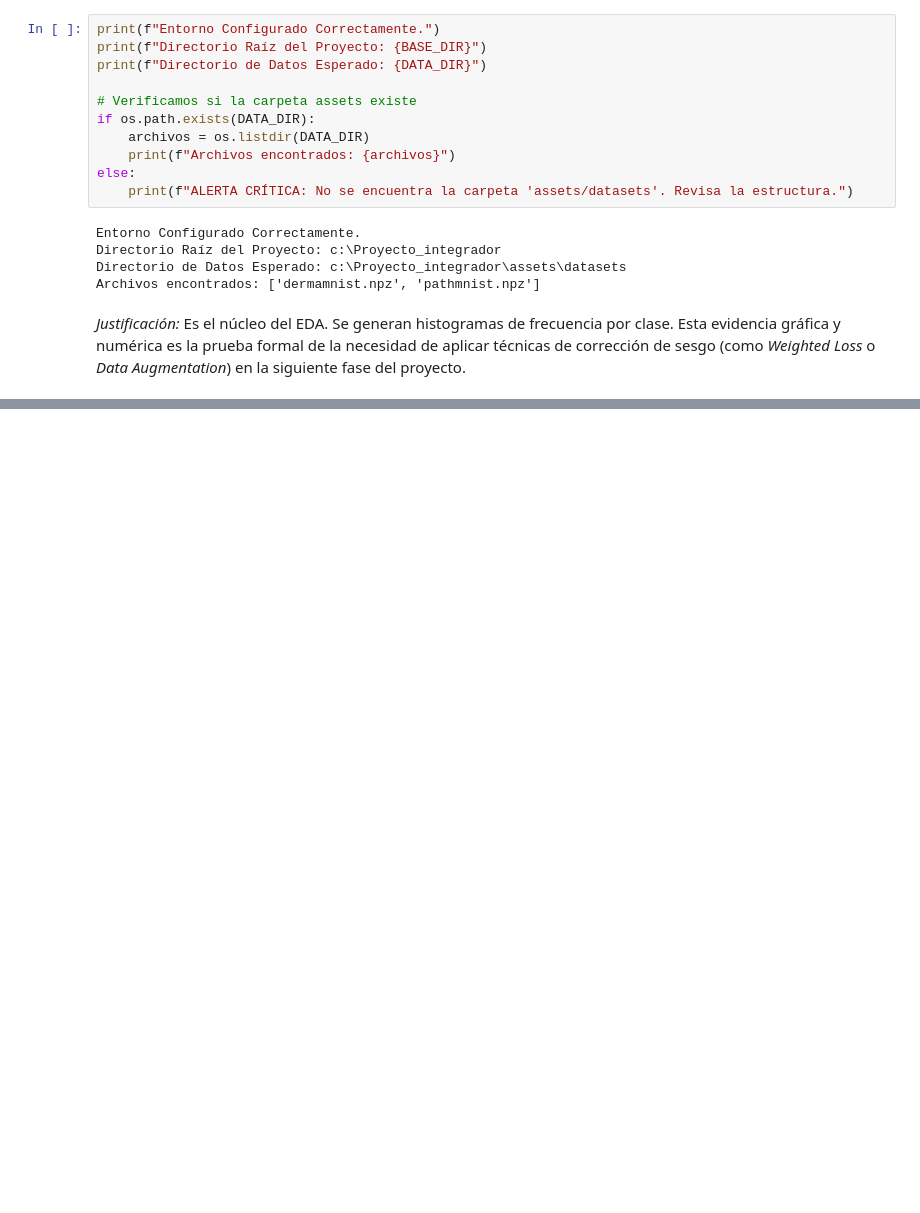
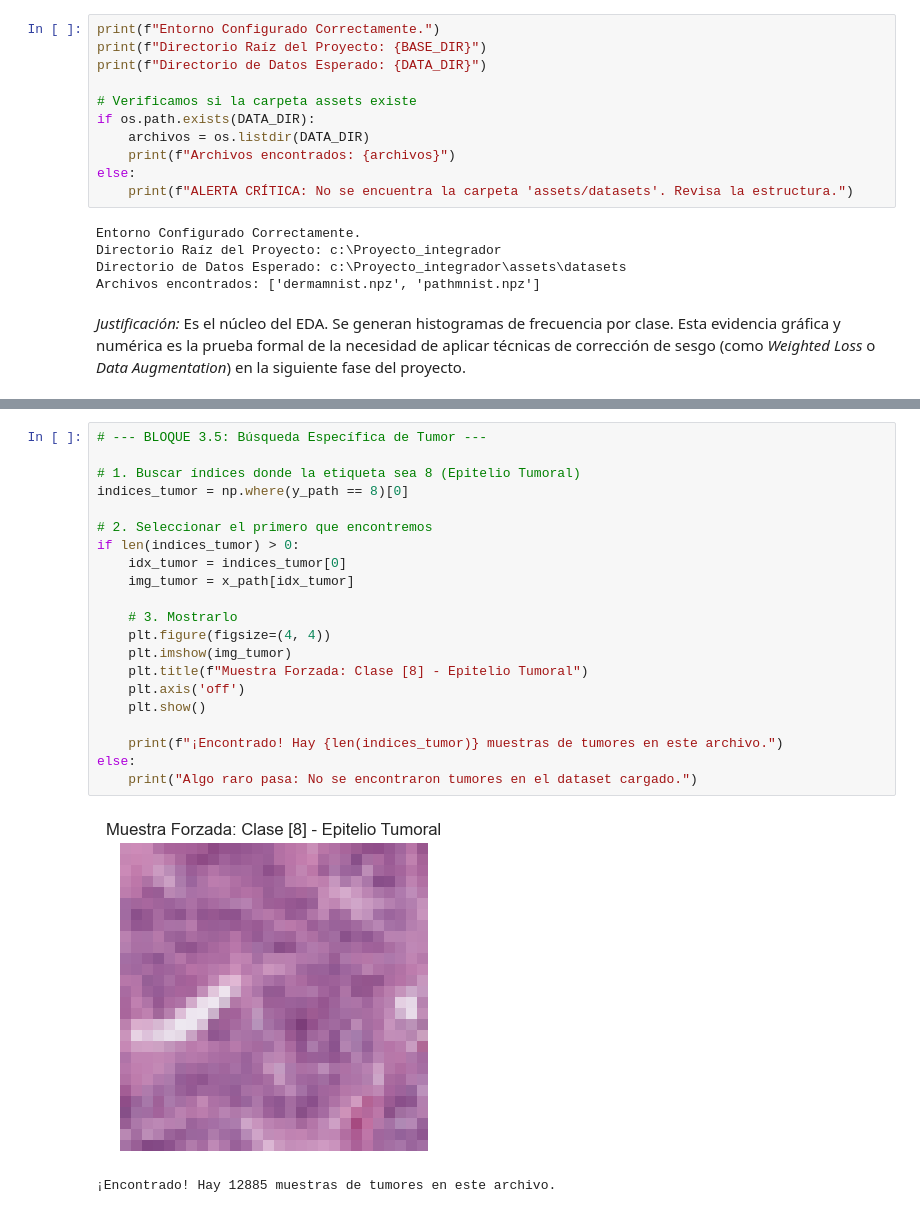
Before and after one commit to corycontrerascedi-max/ProyectoIntegrador, a Jupyter notebook: notebooks/EDA.ipynb, the cells around one changed output, grey strips where cells are left out. Saved outputs shown, nothing was run; the diff lists cells and outputs as text; blank space fills up the shorter version.

```diff
--- a/notebooks/EDA.ipynb
+++ b/notebooks/EDA.ipynb
@@ -74,0 +193,24 @@ Archivos encontrados: ['dermamnist.npz', 'pathmnist.npz']
+# %%
+# --- BLOQUE 3.5: Búsqueda Específica de Tumor ---
+
+# 1. Buscar índices donde la etiqueta sea 8 (Epitelio Tumoral)
+indices_tumor = np.where(y_path == 8)[0]
+
+# 2. Seleccionar el primero que encontremos
+if len(indices_tumor) > 0:
+    idx_tumor = indices_tumor[0]
+    img_tumor = x_path[idx_tumor]
+
+    # 3. Mostrarlo
+    plt.figure(figsize=(4, 4))
+    plt.imshow(img_tumor)
+    plt.title(f"Muestra Forzada: Clase [8] - Epitelio Tumoral")
+    plt.axis('off')
+    plt.show()
+
+    print(f"¡Encontrado! Hay {len(indices_tumor)} muestras de tumores en este archivo.")
+else:
+    print("Algo raro pasa: No se encontraron tumores en el dataset cargado.")
+# %% [output]
+[figure, added]
+¡Encontrado! Hay 12885 muestras de tumores en este archivo.
```
Also changed, not shown: parts of 18 cells of this notebook.
